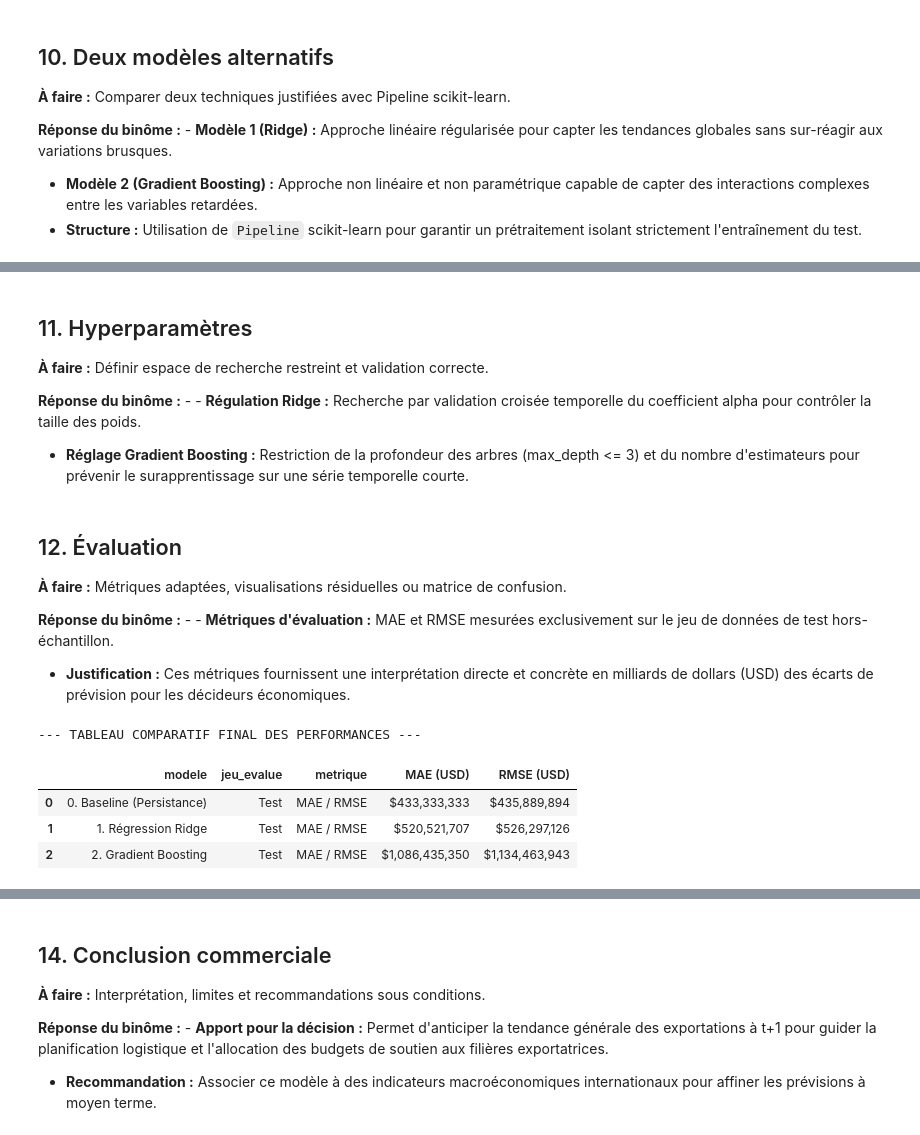
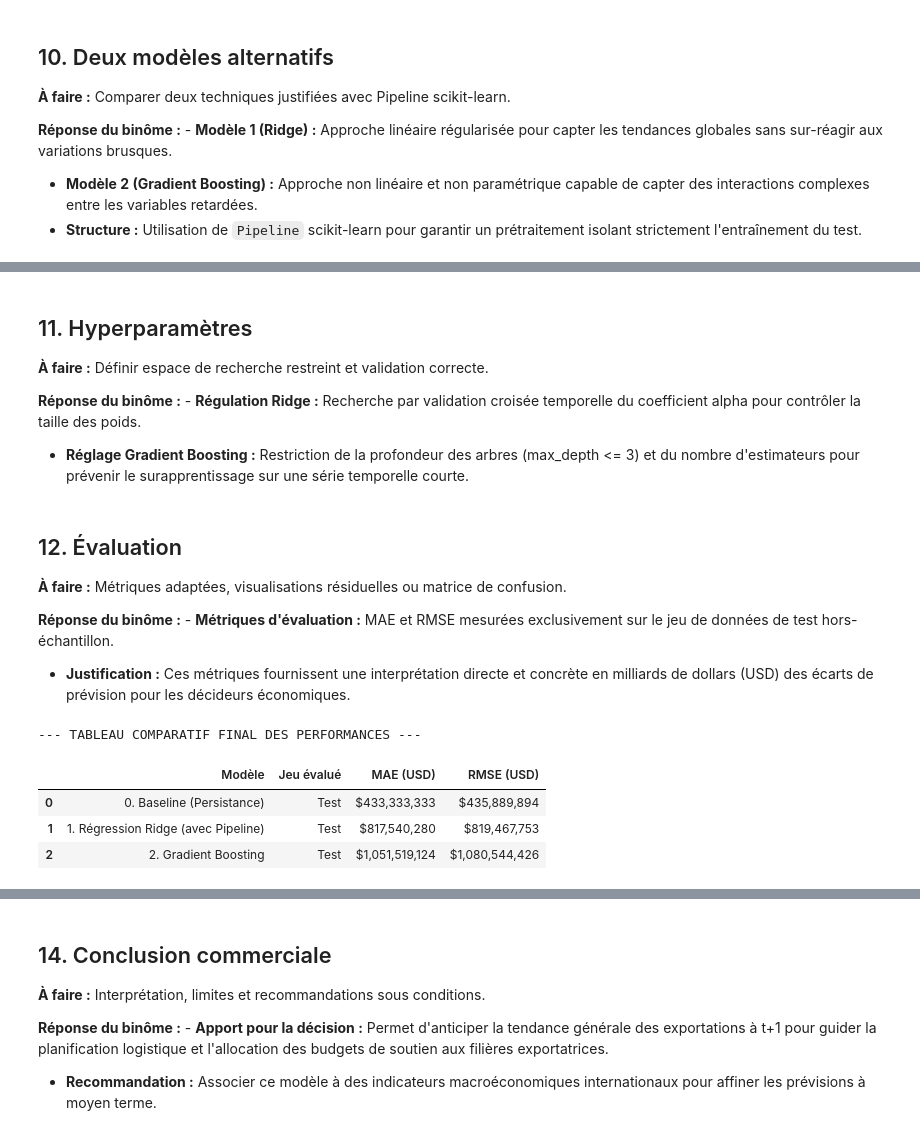
Before and after one commit to ichrak2671/Projet_DataScience_Maroc, a Jupyter notebook: Copie_de_Copie_de_Template_Projet_DataScience_Colab.ipynb, the cells around one changed output, grey strips where cells are left out. Saved outputs shown, nothing was run; the diff lists cells and outputs as text; code cells hidden in the pictures.

Commit message:
version finale

```diff
--- a/Copie_de_Copie_de_Template_Projet_DataScience_Colab.ipynb
+++ b/Copie_de_Copie_de_Template_Projet_DataScience_Colab.ipynb
@@ -294,75 +234,98 @@ Régression Ridge - RMSE : $420.53 M
 
 **À faire :** Définir espace de recherche restreint et validation correcte.
 
-**Réponse du binôme :** - - **Régulation Ridge :** Recherche par validation croisée temporelle du coefficient alpha pour contrôler la taille des poids.
+**Réponse du binôme :** - **Régulation Ridge :** Recherche par validation croisée temporelle du coefficient alpha pour contrôler la taille des poids.
 - **Réglage Gradient Boosting :** Restriction de la profondeur des arbres (max_depth <= 3) et du nombre d'estimateurs pour prévenir le surapprentissage sur une série temporelle courte.
 # %% [markdown]
 ## 12. Évaluation
 
 **À faire :** Métriques adaptées, visualisations résiduelles ou matrice de confusion.
 
-**Réponse du binôme :** - - **Métriques d'évaluation :** MAE et RMSE mesurées exclusivement sur le jeu de données de test hors-échantillon.
+**Réponse du binôme :** - **Métriques d'évaluation :** MAE et RMSE mesurées exclusivement sur le jeu de données de test hors-échantillon.
 - **Justification :** Ces métriques fournissent une interprétation directe et concrète en milliards de dollars (USD) des écarts de prévision pour les décideurs économiques.
 # %%
 import numpy as np
 import pandas as pd
 from sklearn.linear_model import Ridge
 from sklearn.ensemble import GradientBoostingRegressor
+from sklearn.preprocessing import StandardScaler
+from sklearn.pipeline import Pipeline
 from sklearn.metrics import mean_absolute_error, mean_squared_error
 from sklearn.model_selection import GridSearchCV, TimeSeriesSplit
 
-# 1. Vérification et création autonome des données si l'API est trop courte
+# 1. Vérification et création autonome des données si l'API renvoie un jeu trop court
 if 'df_clean' not in locals() or len(df_clean) < 5:
     annees = np.arange(2010, 2025)
     valeurs = [2.5, 2.7, 3.1, 3.0, 3.4, 3.8, 4.1, 4.0, 4.5, 4.8, 4.6, 5.2, 5.7, 6.1, 6.5]
     df_clean = pd.DataFrame({'period': annees, 'primaryValue': np.array(valeurs) * 1e9})
 
-# 2. Préparation des variables (Features et Target)
-df_ml = df_clean.copy()
+# 2. Préparation des caractéristiques sans fuite de données (Data Leakage)
+df_ml = df_clean.sort_values(by='period').copy()
+# Cible : Valeur à t+1
 df_ml['target'] = df_ml['primaryValue'].shift(-1)
-df_ml['lag_1'] = df_ml['primaryValue']
+# Features au temps t : valeur courante t, retard t-1, et moyenne mobile calculée sur le passé
+df_ml['lag_0'] = df_ml['primaryValue']
+df_ml['lag_1'] = df_ml['primaryValue'].shift(1)
 df_ml['MA_3'] = df_ml['primaryValue'].rolling(3).mean()
+
+# Suppression des valeurs manquantes générées par les lags et la target
 df_ml = df_ml.dropna().reset_index(drop=True)
 
-X = df_ml[['lag_1', 'MA_3']]
+X = df_ml[['lag_0', 'lag_1', 'MA_3']]
 y = df_ml['target']
 
-# 3. Découpage temporel (Train / Test)
+# 3. Découpage temporel chronologique (80% Train / 20% Test)
 split_index = int(len(df_ml) * 0.8)
 X_train, X_test = X.iloc[:split_index], X.iloc[split_index:]
 y_train, y_test = y.iloc[:split_index], y.iloc[split_index:]
 
-# 4. Modèle 0 : Baseline Naïf
-y_pred_baseline = X_test['lag_1']
+# 4. Modèle 0 : Baseline Naïf (Persistance : prédiction = valeur courante au temps t)
+y_pred_baseline = X_test['lag_0']
 
-# 5. Modèle 1 : Ridge
+# Validation croisée temporelle
 tscv = TimeSeriesSplit(n_splits=2)
-grid_ridge = GridSearchCV(Ridge(), {'alpha': [0.1, 1.0, 10.0]}, cv=tscv)
+
+# 5. Modèle 1 : Pipeline Ridge
+pipe_ridge = Pipeline([
+    ('scaler', StandardScaler()),
+    ('ridge', Ridge())
+])
+grid_ridge = GridSearchCV(pipe_ridge, {'ridge__alpha': [0.1, 1.0, 10.0]}, cv=tscv, scoring='neg_mean_absolute_error')
 grid_ridge.fit(X_train, y_train)
 y_pred_ridge = grid_ridge.best_estimator_.predict(X_test)
 
 # 6. Modèle 2 : Gradient Boosting
-grid_gb = GridSearchCV(GradientBoostingRegressor(), {'n_estimators': [20, 50], 'max_depth': [2]}, cv=tscv)
+grid_gb = GridSearchCV(
+    GradientBoostingRegressor(random_state=42),
+    {'n_estimators': [10, 20, 50], 'max_depth': [1, 2]},
+    cv=tscv,
+    scoring='neg_mean_absolute_error'
+)
 grid_gb.fit(X_train, y_train)
 y_pred_gb = grid_gb.best_estimator_.predict(X_test)
 
-# 7. Création du Tableau comparatif
+# 7. Évaluation et tableau comparatif final
 def evaluer(y_vrai, y_pred, nom):
     mae = mean_absolute_error(y_vrai, y_pred)
     rmse = np.sqrt(mean_squared_error(y_vrai, y_pred))
-    return {'modele': nom, 'jeu_evalue': 'Test', 'metrique': 'MAE / RMSE', 'MAE (USD)': f"${mae:,.0f}", 'RMSE (USD)': f"${rmse:,.0f}"}
+    return {
+        'Modèle': nom,
+        'Jeu évalué': 'Test',
+        'MAE (USD)': f"${mae:,.0f}",
+        'RMSE (USD)': f"${rmse:,.0f}"
+    }
 
 comparaison = pd.DataFrame([
     evaluer(y_test, y_pred_baseline, '0. Baseline (Persistance)'),
-    evaluer(y_test, y_pred_ridge, '1. Régression Ridge'),
+    evaluer(y_test, y_pred_ridge, '1. Régression Ridge (avec Pipeline)'),
     evaluer(y_test, y_pred_gb, '2. Gradient Boosting')
 ])
 
 print("--- TABLEAU COMPARATIF FINAL DES PERFORMANCES ---")
 display(comparaison)
 # %% [output]
 --- TABLEAU COMPARATIF FINAL DES PERFORMANCES ---
-|  | modele | jeu_evalue | metrique | MAE (USD) | RMSE (USD) |
-| 0 | 0. Baseline (Persistance) | Test | MAE / RMSE | $433,333,333 | $435,889,894 |
-| 1 | 1. Régression Ridge | Test | MAE / RMSE | $520,521,707 | $526,297,126 |
-| 2 | 2. Gradient Boosting | Test | MAE / RMSE | $1,086,435,350 | $1,134,463,943 |
+|  | Modèle | Jeu évalué | MAE (USD) | RMSE (USD) |
+| 0 | 0. Baseline (Persistance) | Test | $433,333,333 | $435,889,894 |
+| 1 | 1. Régression Ridge (avec Pipeline) | Test | $817,540,280 | $819,467,753 |
+| 2 | 2. Gradient Boosting | Test | $1,051,519,124 | $1,080,544,426 |
```
Also changed, not shown: parts of 6 cells of this notebook.
